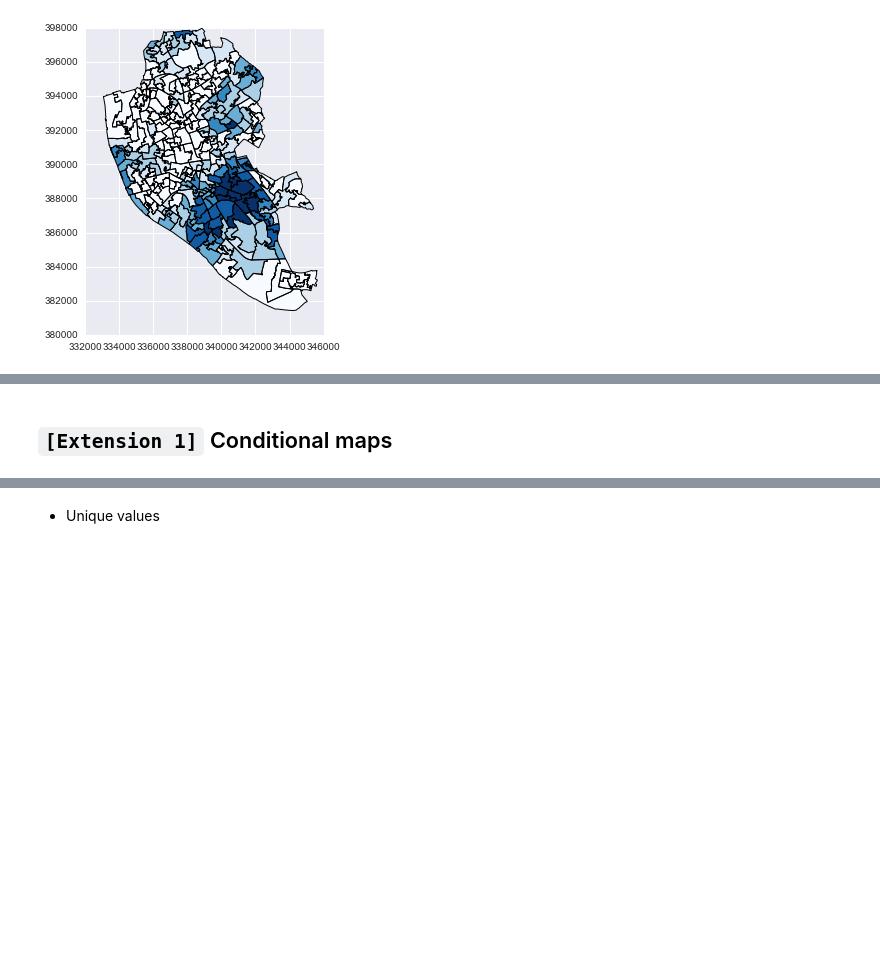
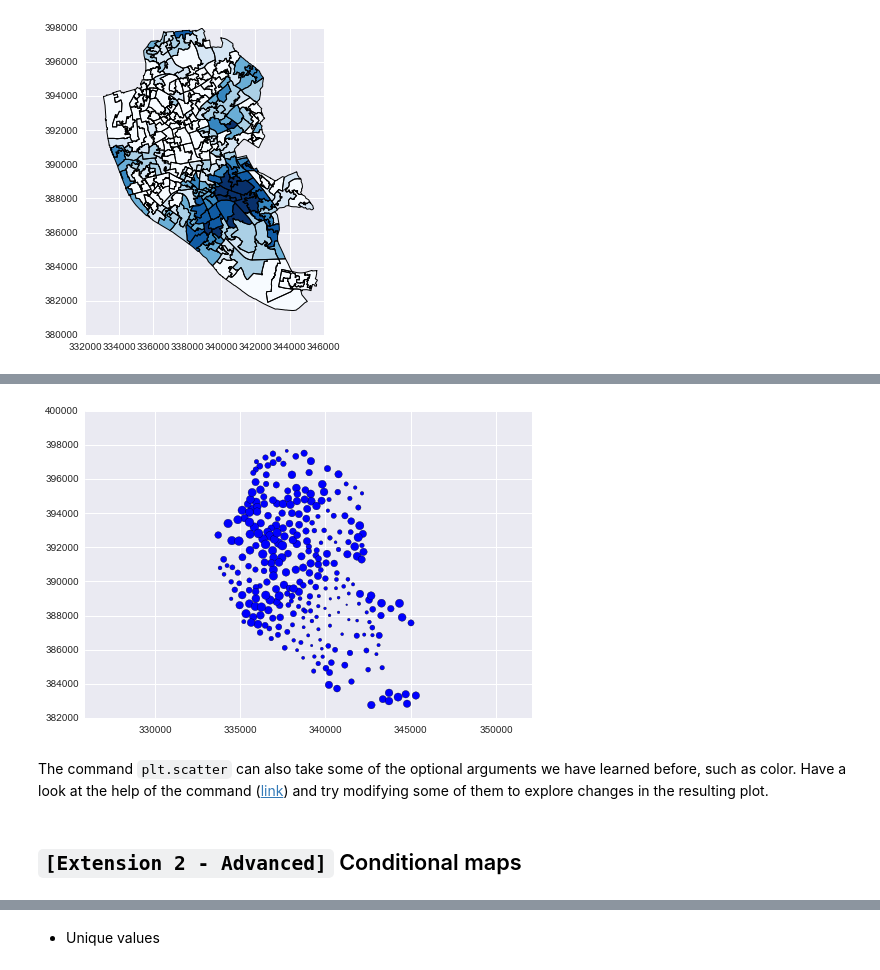
Before and after one commit to darribas/gds15, a Jupyter notebook: content/labs/lab_04.ipynb, the cells around one changed output, grey strips where cells are left out. Cells and saved outputs as stored; diff of their text form; code cells hidden in the pictures; blank space fills up the shorter version.

```diff
--- a/content/labs/lab_04.ipynb
+++ b/content/labs/lab_04.ipynb
@@ -193,0 +450,5 @@ imd.plot(column='imd_rank', scheme='fisher_jenks', alpha=1, k=7, colormap=plt.cm
+# %%
+pts = []
+for pt in imd.centroid:
+    pts.append((pt.x, pt.y))
+pts = np.array(pts)
@@ -194,2 +459,14 @@ imd.plot(column='imd_rank', scheme='fisher_jenks', alpha=1, k=7, colormap=plt.cm
+# %%
+# Plot the dots, using `imd_score` as a variable to modify
+# the size of each dot
+plt.scatter(pts[:, 0], pts[:, 1], s=imd['imd_score'].values)
+# Keep axes proportionate
+plt.axis("equal")
+# Display
+plt.show()
+# %% [output]
+[figure, added]
+# %% [markdown]
+The command `plt.scatter` can also take some of the optional arguments we have learned before, such as color. Have a look at the help of the command ([link](http://matplotlib.org/api/pyplot_api.html#matplotlib.pyplot.scatter)) and try modifying some of them to explore changes in the resulting plot.
 # %% [markdown]
-## `[Extension 1]` Conditional maps
+## `[Extension 2 - Advanced]` Conditional maps
```
Also changed, not shown: parts of 83 cells of this notebook, 13 other files.
